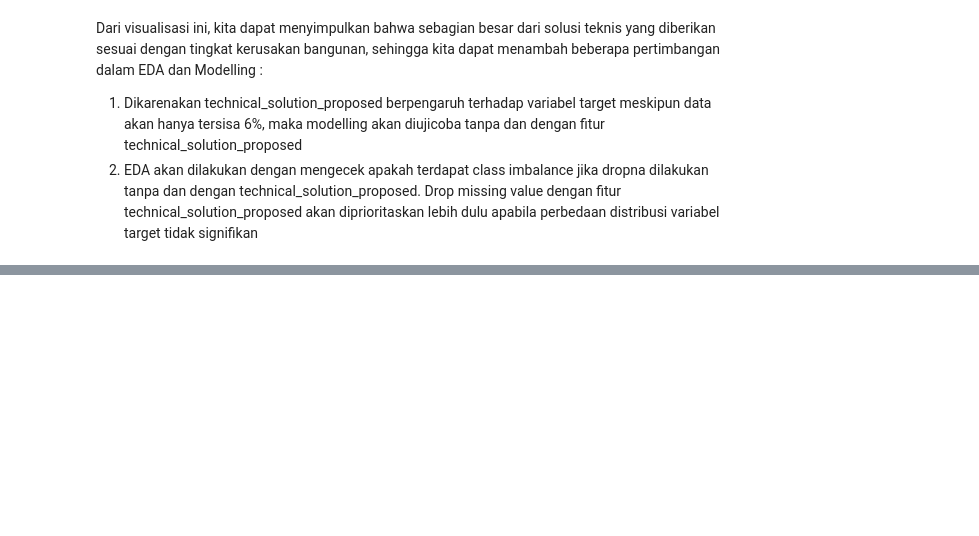
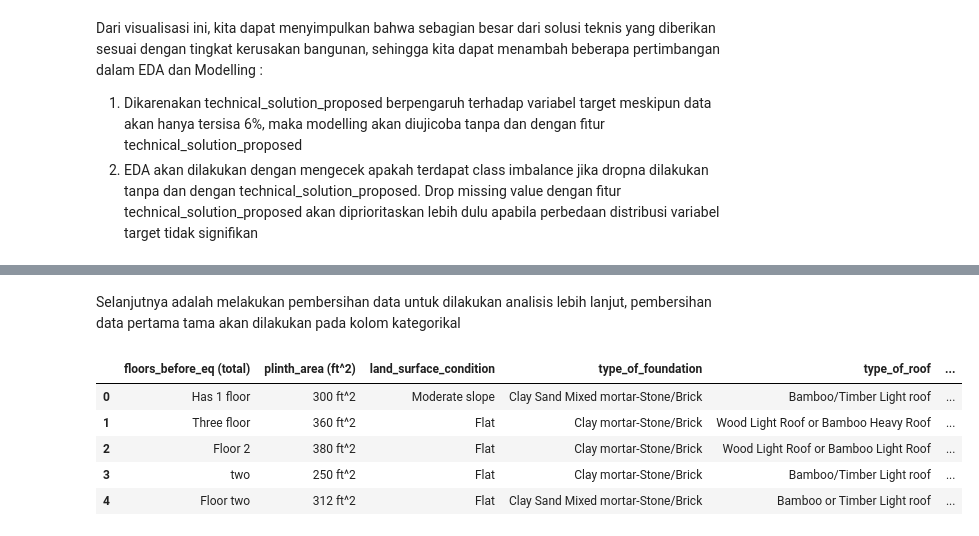
Before and after one commit to damahindra/Earthquake-Damage-Grade-Analysis-and-Prediction, a Jupyter notebook: Workspace-Firhan/ws-fir.ipynb, the cells around one changed output, grey strips where cells are left out. Drawn from its saved outputs; the diff is of its cells as text; code cells hidden in the pictures; blank space fills up the shorter version.

```diff
--- a/Workspace-Firhan/ws-fir.ipynb
+++ b/Workspace-Firhan/ws-fir.ipynb
@@ -230,0 +253,12 @@ Dari visualisasi ini, kita dapat menyimpulkan bahwa sebagian besar dari solusi t
+# %% [markdown]
+Selanjutnya adalah melakukan pembersihan data untuk dilakukan analisis lebih lanjut, pembersihan data pertama tama akan dilakukan pada kolom kategorikal
+# %%
+cat_col = df_dropped_na.select_dtypes(include=('object')).columns.tolist()
+df_dropped_na[cat_col].head()
+# %% [output]
+|  | floors_before_eq (total) | plinth_area (ft^2) | land_surface_condition | type_of_foundation | type_of_roof | ... |
+| 0 | Has 1 floor | 300 ft^2 | Moderate slope | Clay Sand Mixed mortar-Stone/Brick | Bamboo/Timber Light roof | ... |
+| 1 | Three floor | 360 ft^2 | Flat | Clay mortar-Stone/Brick | Wood Light Roof or Bamboo Heavy Roof | ... |
+| 2 | Floor 2 | 380 ft^2 | Flat | Clay mortar-Stone/Brick | Wood Light Roof or Bamboo Light Roof | ... |
+| 3 | two | 250 ft^2 | Flat | Clay mortar-Stone/Brick | Bamboo/Timber Light roof | ... |
+| 4 | Floor two | 312 ft^2 | Flat | Clay Sand Mixed mortar-Stone/Brick | Bamboo or Timber Light roof | ... |
```
Also changed, not shown: parts of 26 cells of this notebook.
